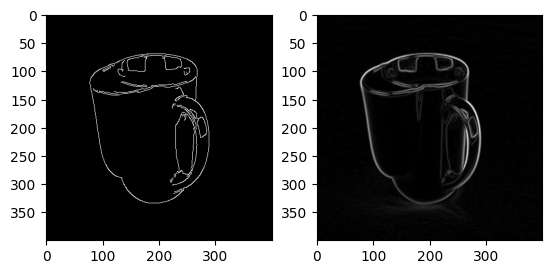
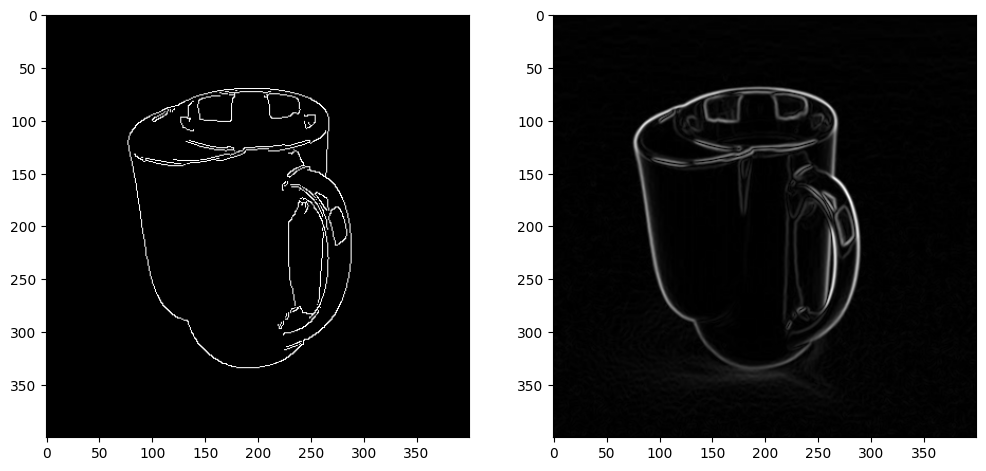
The change to this notebook cell's code, shown as a diff; its figure went from the first image to the second:
--- before
+++ after
@@ -5,5 +5,5 @@
 canny = cv2.Canny(img_u8, 50, 150, L2gradient=True)
 # compare results
-fig, axs = plt.subplots(1, 2)
+fig, axs = plt.subplots(1, 2, figsize=(12, 12))
 axs[0].imshow(canny, cmap="gray")
 axs[1].imshow(gm, cmap="gray")

Commit: Final changes ex. 3